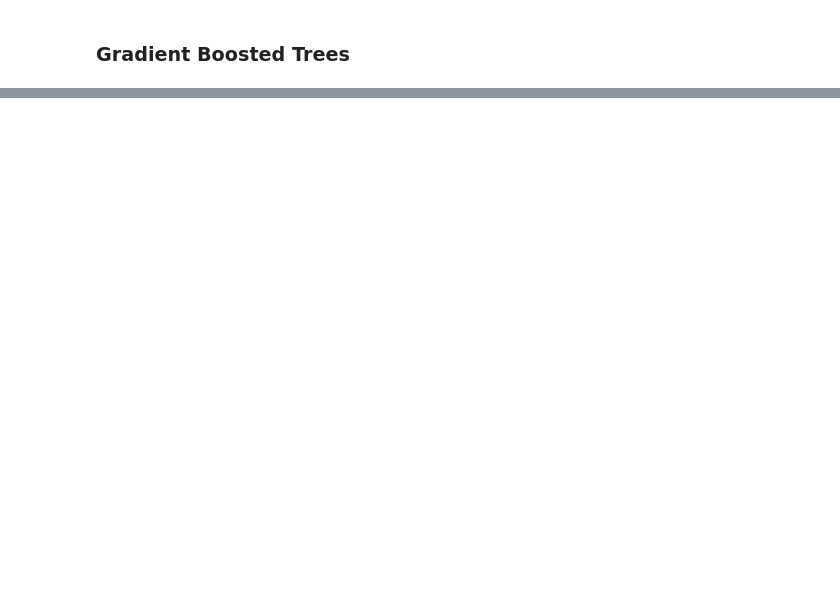
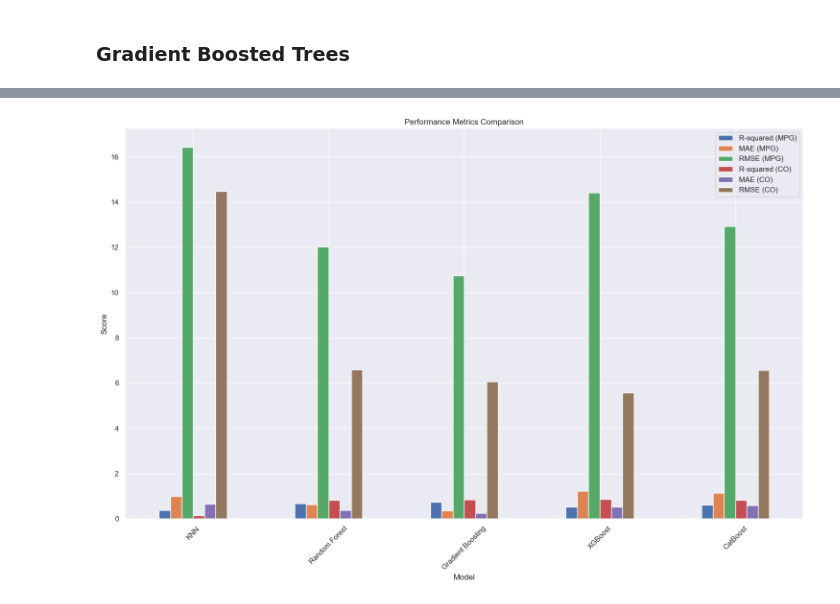
Before and after one commit to ReemaaSajad/ML-Assignment3Part2, a Jupyter notebook: Assignment4.ipynb, the cells around one changed output, grey strips where cells are left out. Saved outputs shown, nothing was run; the diff lists cells and outputs as text; code cells hidden in the pictures; blank space fills up the shorter version.

```diff
--- a/Assignment4.ipynb
+++ b/Assignment4.ipynb
@@ -828,5 +799,5 @@ All R-2 values and parameter combinations:
 # %%
-gradientBoostedTree(X_train_co, X_test_co, y_train_co, y_test_co)
+gb_model_co = gradientBoostedTree(X_train_co, X_test_co, y_train_co, y_test_co)
 # %% [output]
 Training Gradient Boosting...
 
@@ -879,8 +848,9 @@ def catBoost(X_train, X_test, y_train, y_test, model_name):
     print("MAE:", mean_absolute_error(y_test, y_pred))
     print("MSE:", mean_squared_error(y_test, y_pred))
     print("R-squared:", r2_score(y_test, y_pred))
+    return best_cat_model
 # %%
-catBoost(X_train_mpg, X_test_mpg, y_train_mpg, y_test_mpg,"CatBoost")
+cat_model_mpg = catBoost(X_train_mpg, X_test_mpg, y_train_mpg, y_test_mpg,"CatBoost")
 # %% [output]
 Training CatBoost model for CatBoost prediction...
 
@@ -893,5 +863,5 @@ R-squared: 0.769295021619468
 # %%
-catBoost(X_train_co, X_test_co, y_train_co, y_test_co,"CatBoost")
+cat_model_co = catBoost(X_train_co, X_test_co, y_train_co, y_test_co,"CatBoost")
 # %% [output]
 Training CatBoost model for CatBoost prediction...
 
@@ -903,0 +1002,84 @@ R-squared: 0.8708881735560516
+# %%
+X_train_co.columns = [str(col) for col in X_train_co.columns]
+# Ensure feature names are valid strings
+X_test_co.columns = [str(col).replace('[', '').replace(']', '').replace('<', '') for col in X_test_co.columns]
+X_train_co.columns = [str(col).replace('[', '').replace(']', '').replace('<', '') for col in X_train_co.columns]
+X_test_co.columns = [str(col).replace('[', '').replace(']', '').replace('<', '') for col in X_test_co.columns]
+
+# Fit all models for MPG prediction
+knn_model_mpg.fit(X_train_mpg, y_train_mpg)
+rf_model_mpg.fit(X_train_mpg, y_train_mpg)
+gb_model_mpg.fit(X_train_mpg, y_train_mpg)
+best_xgb_mpg_model.fit(X_train_mpg, y_train_mpg)
+cat_model_mpg.fit(X_train_mpg, y_train_mpg)
+
+# Fit all models for CO prediction
+knn_model_co.fit(X_train_co, y_train_co)
+rf_model_co.fit(X_train_co, y_train_co)
+gb_model_co.fit(X_train_co, y_train_co)
+cat_model_co.fit(X_train_co, y_train_co)
+# Ensure feature names are valid strings
+
+best_xgb_co_model.fit(X_train_co, y_train_co)
+
+# Extract metrics for each model
+def get_metrics(model, X_test, y_test):
+    y_pred = model.predict(X_test)
+    r2 = model.score(X_test, y_test)
+    mae = mean_absolute_error(y_test, y_pred)
+    rmse = np.sqrt(mean_squared_error(y_test, y_pred))
+    return r2, mae, rmse
+
+# MPG models
+knn_metrics_mpg = get_metrics(knn_model_mpg, X_test_mpg, y_test_mpg)
+rf_metrics_mpg = get_metrics(rf_model_mpg, X_test_mpg, y_test_mpg)
+gb_metrics_mpg = get_metrics(gb_model_mpg, X_test_mpg, y_test_mpg)
+xgb_metrics_mpg = get_metrics(best_xgb_mpg_model, X_test_mpg, y_test_mpg)
+cat_metrics_mpg = get_metrics(cat_model_mpg, X_test_mpg, y_test_mpg)
+
+# CO models
+knn_metrics_co = get_metrics(knn_model_co, X_test_co, y_test_co)
+rf_metrics_co = get_metrics(rf_model_co, X_test_co, y_test_co)
+gb_metrics_co = get_metrics(gb_model_co, X_test_co, y_test_co)
+xgb_metrics_co = get_metrics(best_xgb_co_model, X_test_co, y_test_co)
+cat_metrics_co = get_metrics(cat_model_co, X_test_co, y_test_co)
+
+# Create metrics dictionary
+metrics = {
+    'Model': ['KNN', 'Random Forest', 'Gradient Boosting', 'XGBoost', 'CatBoost'],
+    'R-squared (MPG)': [knn_metrics_mpg[0], rf_metrics_mpg[0], gb_metrics_mpg[0], xgb_metrics_mpg[0], cat_metrics_mpg[0]],
+    'MAE (MPG)': [knn_metrics_mpg[1], rf_metrics_mpg[1], gb_metrics_mpg[1], xgb_metrics_mpg[1], cat_metrics_mpg[1]],
+    'RMSE (MPG)': [knn_metrics_mpg[2], rf_metrics_mpg[2], gb_metrics_mpg[2], xgb_metrics_mpg[2], cat_metrics_mpg[2]],
+    'R-squared (CO)': [knn_metrics_co[0], rf_metrics_co[0], gb_metrics_co[0], xgb_metrics_co[0], cat_metrics_co[0]],
+    'MAE (CO)': [knn_metrics_co[1], rf_metrics_co[1], gb_metrics_co[1], xgb_metrics_co[1], cat_metrics_co[1]],
+    'RMSE (CO)': [knn_metrics_co[2], rf_metrics_co[2], gb_metrics_co[2], xgb_metrics_co[2], cat_metrics_co[2]]
+}
+
+metrics_df = pd.DataFrame(metrics)
+metrics_df.set_index('Model', inplace=True)
+
+# Display performance metrics
+print("\nPerformance Metrics Comparison:")
+print(metrics_df)
+
+# Plot performance comparison
+plt.figure(figsize=(15, 10))
+metrics_df.plot(kind='bar', ax=plt.gca())
+plt.title('Performance Metrics Comparison')
+plt.ylabel('Score')
+plt.xticks(rotation=45)
+plt.legend(loc='best')
+plt.tight_layout()
+plt.show()
+
+# Compare feature importance across algorithms
+feature_importance_df = pd.concat([rf_fi_mpg, rf_fi_co, gb_fi_mpg, gb_fi_co, xgb_fi_mpg, xgb_fi_co, cat_fi_mpg, cat_fi_co],
+                                  axis=1, keys=['Random Forest MPG', 'Random Forest CO', 'Gradient Boosting MPG',
+                                                'Gradient Boosting CO', 'XGBoost MPG', 'XGBoost CO',
+                                                'CatBoost MPG', 'CatBoost CO'])
+feature_importance_df = feature_importance_df.fillna(0)
+
+# Display feature importance comparison
+print("\nFeature Importance Comparison:")
+print(feature_importance_df)
+# %% [output]
@@ -903,0 +1102 @@ R-squared: 0.8708881735560516
+[figure, added]
```
Also changed, not shown: parts of 26 cells of this notebook.
